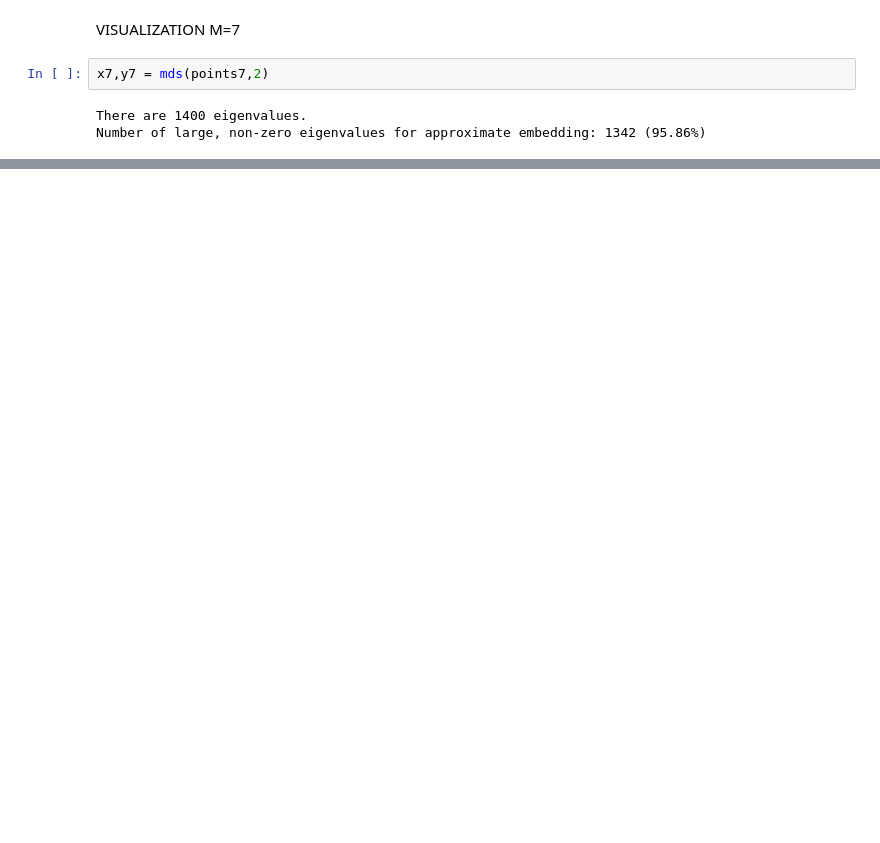
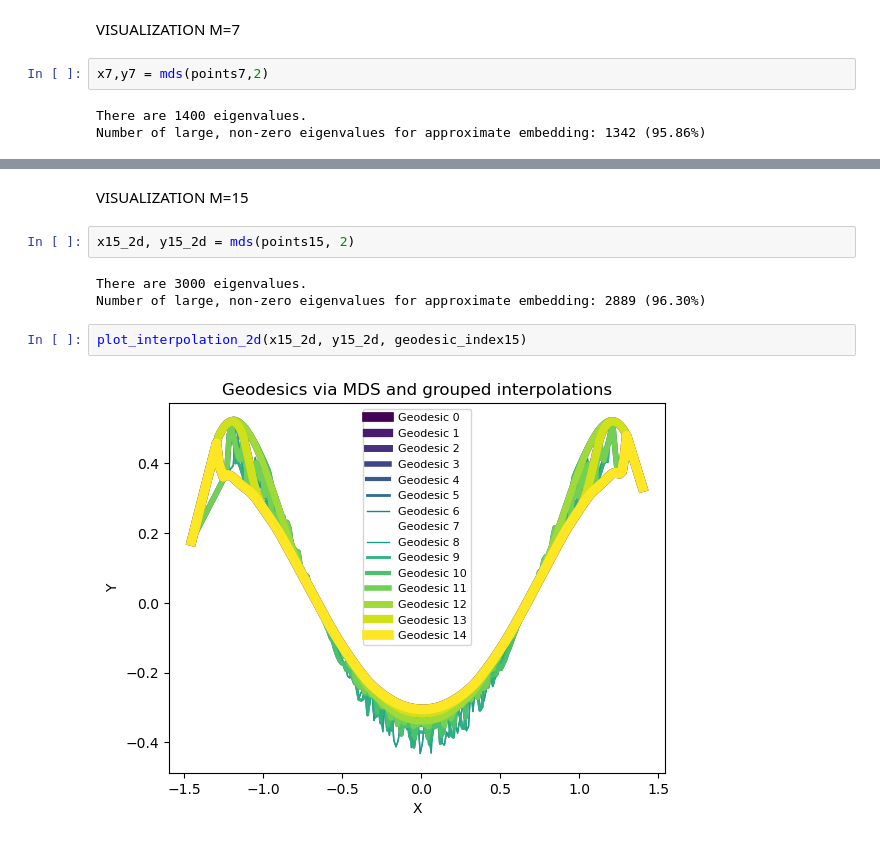
Before and after one commit to laurasaizz/Visualization-S3, a Jupyter notebook: mds3sphere.ipynb, the cells around one changed output, grey strips where cells are left out. Drawn from its saved outputs; the diff is of its cells as text; blank space fills up the shorter version.

```diff
--- a/mds3sphere.ipynb
+++ b/mds3sphere.ipynb
@@ -91,0 +106,11 @@ plot_interpolation_2d(x7c,y7c,geodesic_index7)
+# %% [markdown]
+VISUALIZATION M=15
+# %%
+x15_2d, y15_2d = mds(points15, 2)
+# %% [output]
+There are 3000 eigenvalues.
+Number of large, non-zero eigenvalues for approximate embedding: 2889 (96.30%)
+# %%
+plot_interpolation_2d(x15_2d, y15_2d, geodesic_index15)
+# %% [output]
+[figure, added]
```
Also changed, not shown: parts of 15 cells of this notebook, 6 other files.
